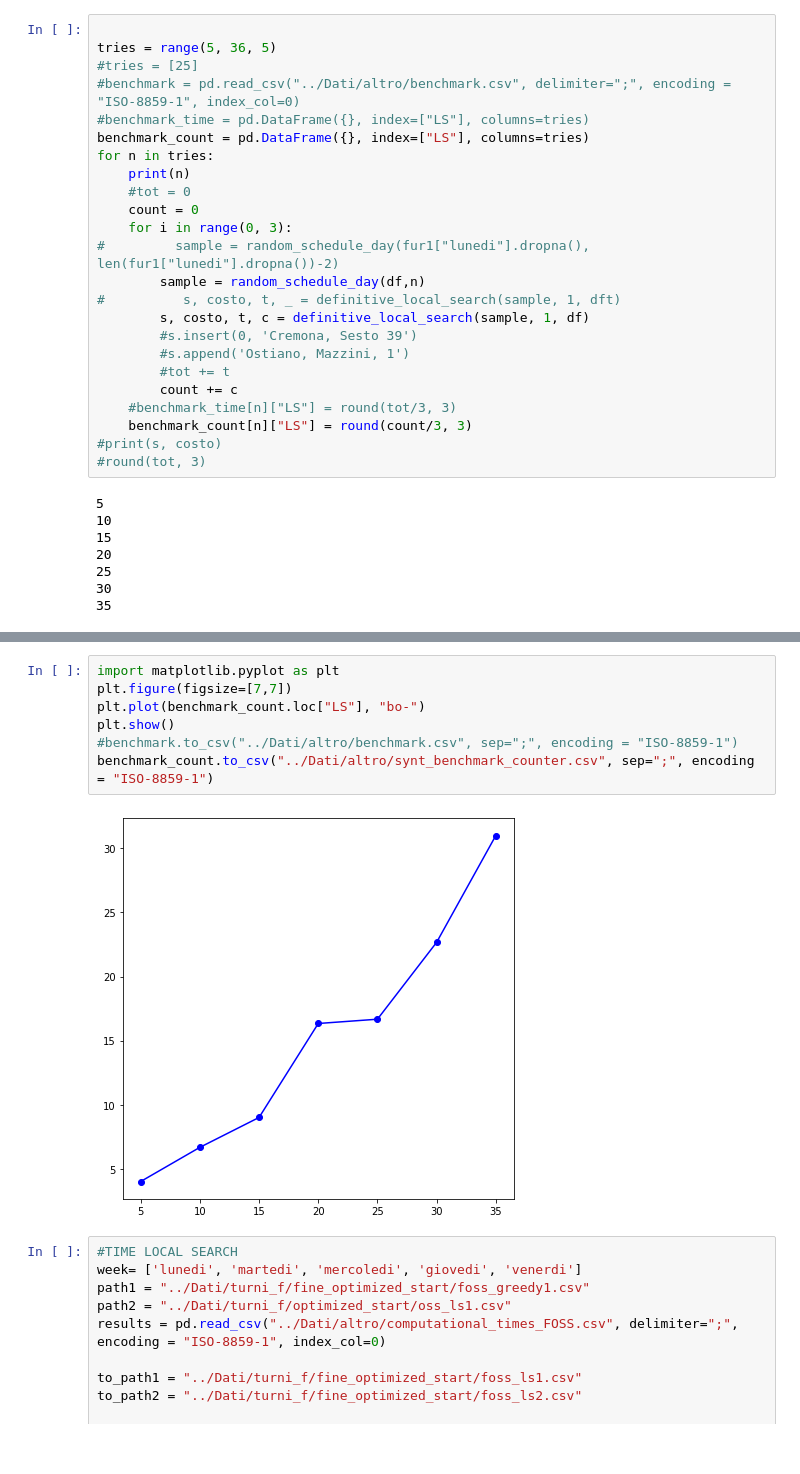
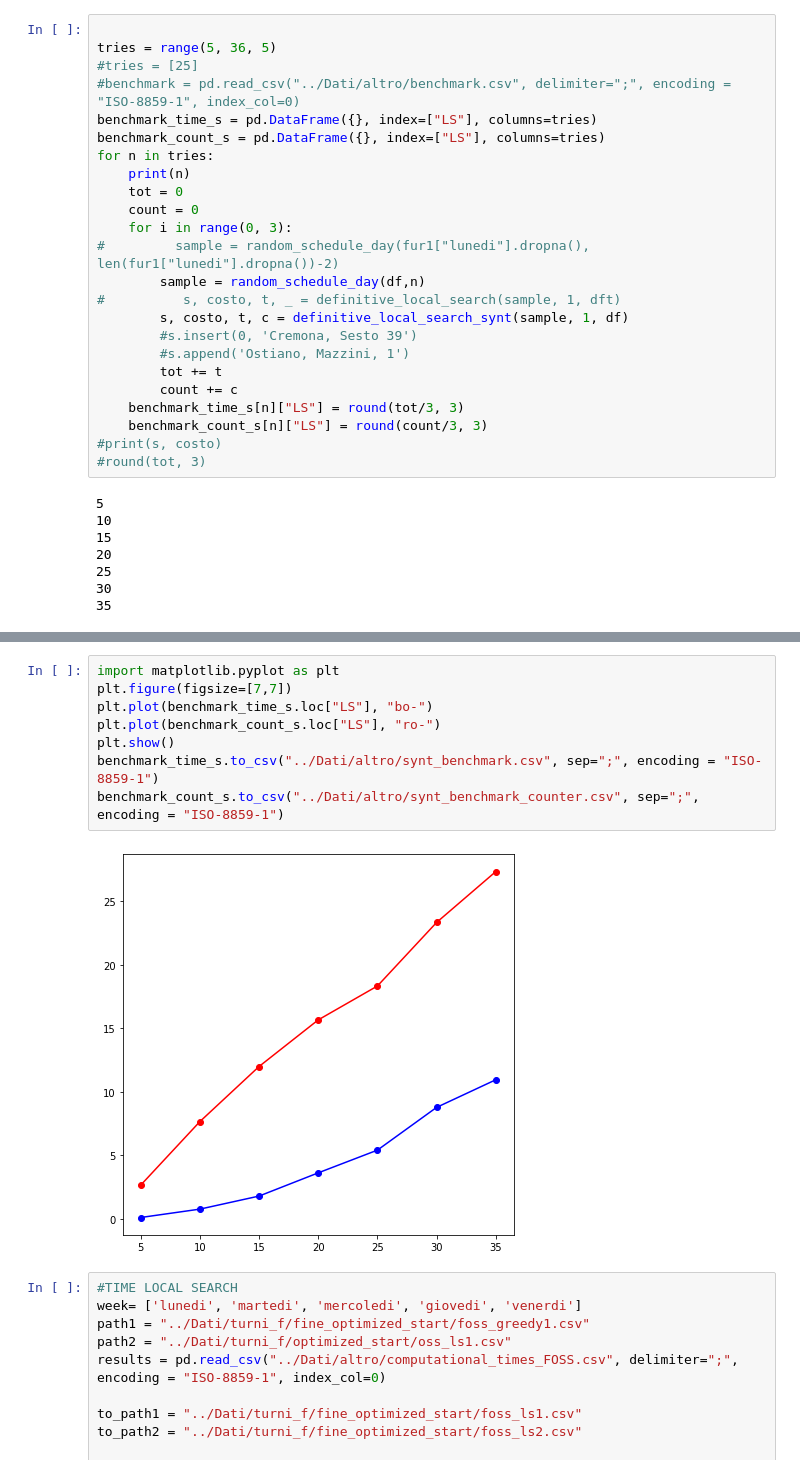
Before and after one commit to MassimoCavagna/Bachelor-Thesis, a Jupyter notebook: Algoritmi/Local_search.ipynb, the cells around one changed output, grey strips where cells are left out. Saved outputs shown, nothing was run; the diff lists cells and outputs as text.

```diff
--- a/Algoritmi/Local_search.ipynb
+++ b/Algoritmi/Local_search.ipynb
@@ -187,23 +187,23 @@ df.index = dft.index[0:35]
 tries = range(5, 36, 5)
 #tries = [25]
 #benchmark = pd.read_csv("../Dati/altro/benchmark.csv", delimiter=";", encoding = "ISO-8859-1", index_col=0)
-#benchmark_time = pd.DataFrame({}, index=["LS"], columns=tries)
-benchmark_count = pd.DataFrame({}, index=["LS"], columns=tries)
+benchmark_time_s = pd.DataFrame({}, index=["LS"], columns=tries)
+benchmark_count_s = pd.DataFrame({}, index=["LS"], columns=tries)
 for n in tries:
     print(n)
-    #tot = 0
+    tot = 0
     count = 0
     for i in range(0, 3):
 #         sample = random_schedule_day(fur1["lunedi"].dropna(), len(fur1["lunedi"].dropna())-2)
         sample = random_schedule_day(df,n)
 #          s, costo, t, _ = definitive_local_search(sample, 1, dft)
-        s, costo, t, c = definitive_local_search(sample, 1, df)
+        s, costo, t, c = definitive_local_search_synt(sample, 1, df)
         #s.insert(0, 'Cremona, Sesto 39')
         #s.append('Ostiano, Mazzini, 1')
-        #tot += t
+        tot += t
         count += c
-    #benchmark_time[n]["LS"] = round(tot/3, 3)
-    benchmark_count[n]["LS"] = round(count/3, 3)
+    benchmark_time_s[n]["LS"] = round(tot/3, 3)
+    benchmark_count_s[n]["LS"] = round(count/3, 3)
 #print(s, costo)
 #round(tot, 3)
 # %% [output]
@@ -231,12 +227,13 @@ benchmark
 # %%
 import matplotlib.pyplot as plt
 plt.figure(figsize=[7,7])
-plt.plot(benchmark_count.loc["LS"], "bo-")
+plt.plot(benchmark_time_s.loc["LS"], "bo-")
+plt.plot(benchmark_count_s.loc["LS"], "ro-")
 plt.show()
-#benchmark.to_csv("../Dati/altro/benchmark.csv", sep=";", encoding = "ISO-8859-1")
-benchmark_count.to_csv("../Dati/altro/synt_benchmark_counter.csv", sep=";", encoding = "ISO-8859-1")
+benchmark_time_s.to_csv("../Dati/altro/synt_benchmark.csv", sep=";", encoding = "ISO-8859-1")
+benchmark_count_s.to_csv("../Dati/altro/synt_benchmark_counter.csv", sep=";", encoding = "ISO-8859-1")
 # %% [output]
-[figure, old version]
+[figure, new version]
 # %%
 #TIME LOCAL SEARCH
 week= ['lunedi', 'martedi', 'mercoledi', 'giovedi', 'venerdi']
```
Also changed, not shown: parts of 5 cells of this notebook, 2 other files.
